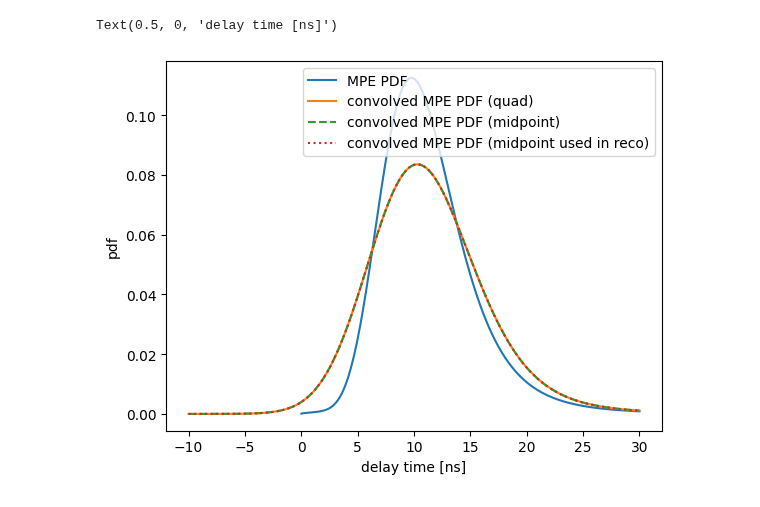
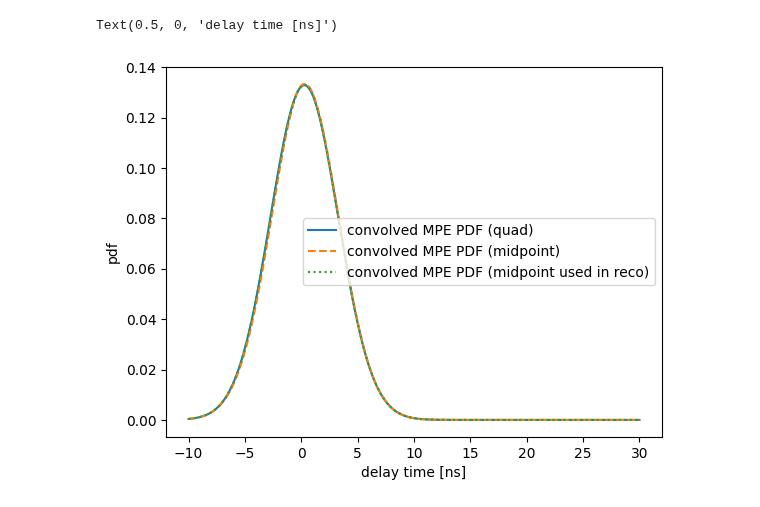
Before and after one commit to rishibbdb/TPN_DeV, a Jupyter notebook: examples/notebooks/convolving_gupta_mixture_w_gaussian.ipynb, the cells around one changed output. Saved outputs shown, nothing was run; the diff lists cells and outputs as text; code cells hidden in the pictures.

```diff
--- a/examples/notebooks/convolving_gupta_mixture_w_gaussian.ipynb
+++ b/examples/notebooks/convolving_gupta_mixture_w_gaussian.ipynb
@@ -42,7 +42,9 @@ path_to_reco = '/home/storage/hans/jax_reco_gupta_corrections3/'
 eval_network = get_network_eval_fn(bpath=os.path.join(path_to_reco, 'data/gupta/n96_4comp/new_model_no_penalties_tree_start_epoch_800.eqx'), dtype=dtype, n_hidden=96)
 # %%
 # here are some coordinates
-dist = 30.0 # m
+#dist = 30.0 # m
+
+dist = 2
 z = -500.0 # m
 rho = 0.0 # radians
 zenith = jnp.pi/2 # radians
@@ -157,12 +159,12 @@ def convolved_mpe_pdf(t, mix_probs, a, b, n, sigma):
     xmin = jnp.max(jnp.array([jnp.array(0.0)+eps, t - diff]))
 
     res = jquad(integrand,
-                 jnp.array([xmin, xmax]),
+                 jnp.array([xmin, 0.1, 1.0, xmax]),
                  args=(mix_probs, a, b, n, sigma, t),
                  epsabs=1.e-5,
                  epsrel=1.e-5,
                  order=31,
-                 max_ninter=1
+                 max_ninter=10
               )[0]
 
     return res
@@ -247,29 +249,29 @@ convolved_mpe_pdf_midpoint_v = jax.jit(jax.vmap(convolved_mpe_pdf_midpoint, (0,
 # %%
 # Let's compare both version (numeric integration and midpoint) to what we use during reconstruction (another midpoint)
 from lib.gupta import c_multi_gupta_mpe_logprob_midpoint2_stable
 c_multi_gupta_mpe_logprob_midpoint2_stable_v = jax.jit(jax.vmap(c_multi_gupta_mpe_logprob_midpoint2_stable, (0, None, None, None, None, None), 0))
 
 delay_times = jnp.linspace(-10.0, 30.0, 1000) # note: we now allow negative times
 # reminder: the original PDF does not have support for negative values.
 
 # assume 10 photons
 n_p = jnp.array(10)
 # and 3ns convolution
 sigma = jnp.array(3.0)
 
 ys_orig = multi_gupta_mpe_pdf(delay_times, mix_probs, gupta_a, gupta_b, n_p) # original
 ys_conv = convolved_mpe_pdf_v(delay_times, mix_probs, gupta_a, gupta_b, n_p, sigma) # numeric conv via quad
 ys_conv_midpoint = convolved_mpe_pdf_midpoint_v(delay_times, mix_probs, gupta_a, gupta_b, n_p, sigma) # numeric conv via midpoint
 ys_conv_midpoint2 = jnp.exp(c_multi_gupta_mpe_logprob_midpoint2_stable_v(delay_times, jnp.log(mix_probs), gupta_a, gupta_b, n_p, sigma)) # numeric conv via midpoint
 
-plt.plot(delay_times, ys_orig, label='MPE PDF')
+#plt.plot(delay_times, ys_orig, label='MPE PDF')
 plt.plot(delay_times, ys_conv, label='convolved MPE PDF (quad)')
 plt.plot(delay_times, ys_conv_midpoint, label='convolved MPE PDF (midpoint)', linestyle='dashed')
 plt.plot(delay_times, ys_conv_midpoint2, label='convolved MPE PDF (midpoint used in reco)', linestyle='dotted')
 
 plt.legend()
 plt.ylabel("pdf")
 plt.xlabel("delay time [ns]")
 # %% [output]
 Text(0.5, 0, 'delay time [ns]')
-[figure, old version]
+[figure, new version]
```
Also changed, not shown: parts of 11 cells of this notebook.
